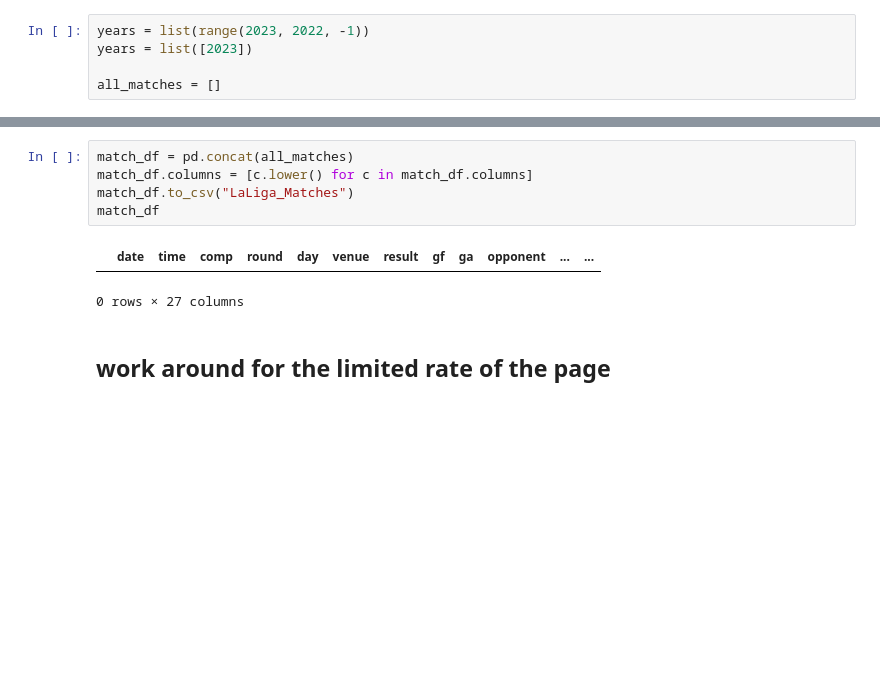
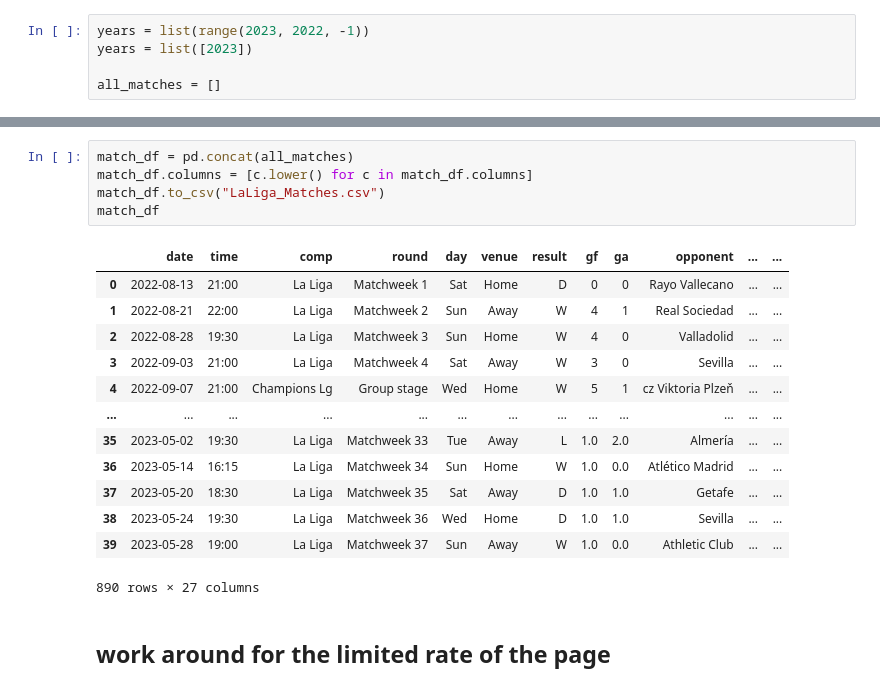
Before and after one commit to charlied231/SoccerFCAnalyzer, a Jupyter notebook: scraping.ipynb, the cells around one changed output, grey strips where cells are left out. Drawn from its saved outputs; the diff is of its cells as text; blank space fills up the shorter version.

```diff
--- a/scraping.ipynb
+++ b/scraping.ipynb
@@ -57,11 +55,22 @@ IndexError: list index out of range
 # %%
 match_df = pd.concat(all_matches)
 match_df.columns = [c.lower() for c in match_df.columns]
-match_df.to_csv("LaLiga_Matches")
+match_df.to_csv("LaLiga_Matches.csv")
 match_df
 # %% [output]
 |  | date | time | comp | round | day | venue | result | gf | ga | opponent | ... | ... |
+| 0 | 2022-08-13 | 21:00 | La Liga | Matchweek 1 | Sat | Home | D | 0 | 0 | Rayo Vallecano | ... | ... |
+| 1 | 2022-08-21 | 22:00 | La Liga | Matchweek 2 | Sun | Away | W | 4 | 1 | Real Sociedad | ... | ... |
+| 2 | 2022-08-28 | 19:30 | La Liga | Matchweek 3 | Sun | Home | W | 4 | 0 | Valladolid | ... | ... |
+| 3 | 2022-09-03 | 21:00 | La Liga | Matchweek 4 | Sat | Away | W | 3 | 0 | Sevilla | ... | ... |
+| 4 | 2022-09-07 | 21:00 | Champions Lg | Group stage | Wed | Home | W | 5 | 1 | cz Viktoria Plzeň | ... | ... |
+| ... | ... | ... | ... | ... | ... | ... | ... | ... | ... | ... | ... | ... |
+| 35 | 2023-05-02 | 19:30 | La Liga | Matchweek 33 | Tue | Away | L | 1.0 | 2.0 | Almería | ... | ... |
+| 36 | 2023-05-14 | 16:15 | La Liga | Matchweek 34 | Sun | Home | W | 1.0 | 0.0 | Atlético Madrid | ... | ... |
+| 37 | 2023-05-20 | 18:30 | La Liga | Matchweek 35 | Sat | Away | D | 1.0 | 1.0 | Getafe | ... | ... |
+| 38 | 2023-05-24 | 19:30 | La Liga | Matchweek 36 | Wed | Home | D | 1.0 | 1.0 | Sevilla | ... | ... |
+| 39 | 2023-05-28 | 19:00 | La Liga | Matchweek 37 | Sun | Away | W | 1.0 | 0.0 | Athletic Club | ... | ... |
-0 rows × 27 columns
+890 rows × 27 columns
 # %% [markdown]
 ## work around for the limited rate of the page
 # %%
```
Also changed, not shown: parts of 1 cell of this notebook, 2 other files.
